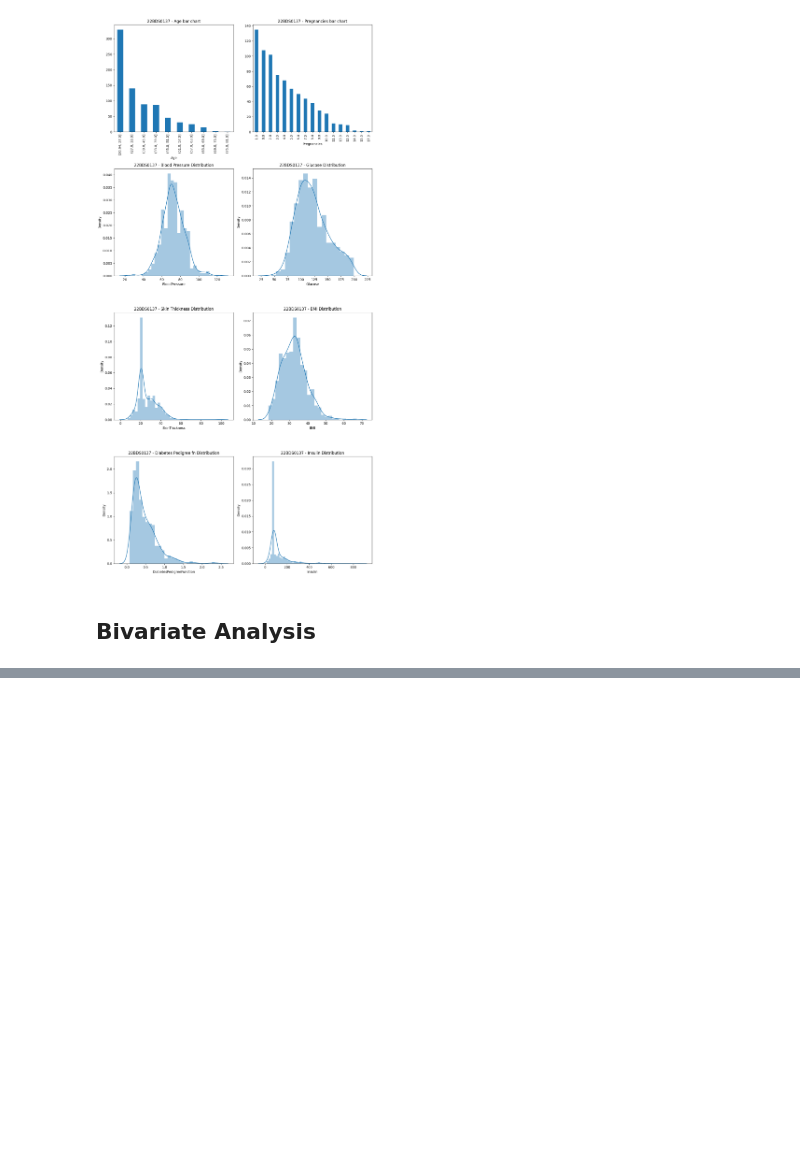
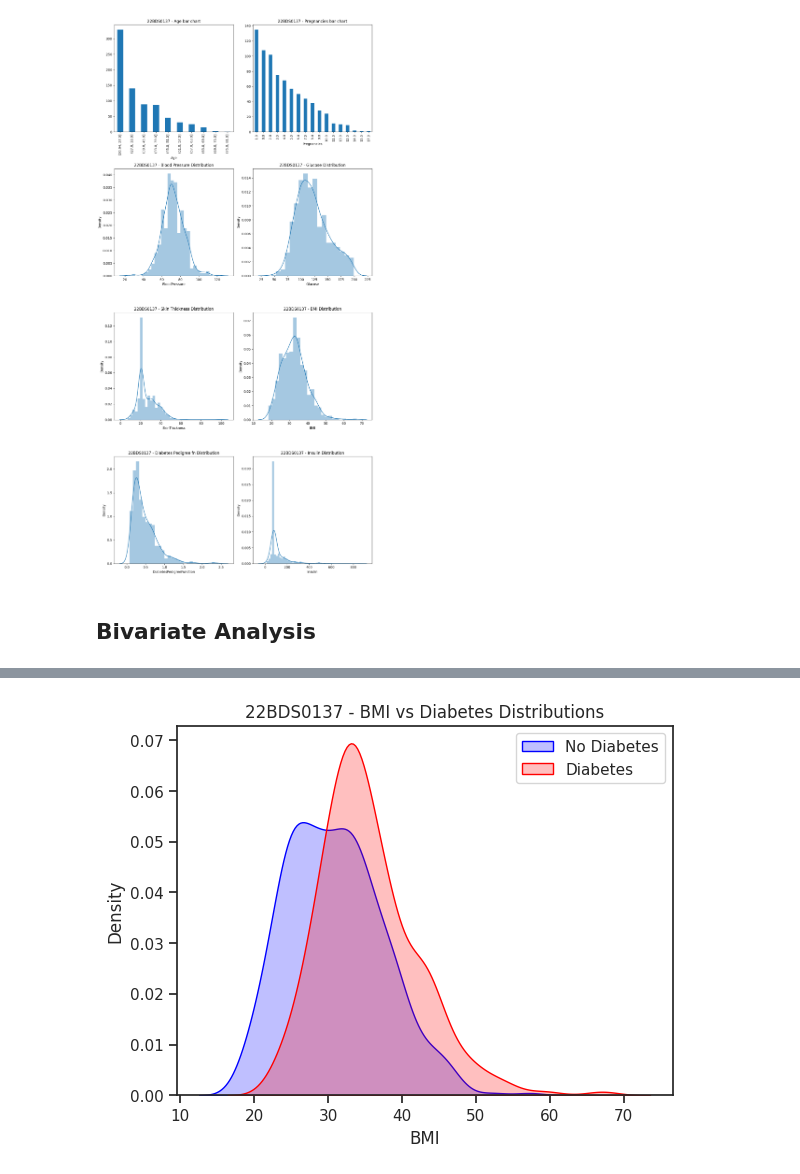
Before and after one commit to gulugulu2042/EDA, a Jupyter notebook: diabetes.ipynb, the cells around one changed output, grey strips where cells are left out. Saved outputs shown, nothing was run; the diff lists cells and outputs as text; code cells hidden in the pictures; blank space fills up the shorter version.

```diff
--- a/diabetes.ipynb
+++ b/diabetes.ipynb
@@ -217 +219,14 @@ sns.heatmap(correlation,xticklabels=correlation.columns,yticklabels=correlation.
+# %%
+#numerical vs categorical
+#Glucose and BMI show highest correlation with output
+sns.kdeplot(df[df["Outcome"] == 0]["BMI"], label="No Diabetes", fill=True, color="blue")
+sns.kdeplot(df[df["Outcome"] == 1]["BMI"], label="Diabetes", fill=True, color="red")
+
+plt.title("22BDS0137 - BMI vs Diabetes Distributions")
+plt.xlabel("BMI")
+plt.ylabel("Density")
+plt.legend()
+plt.show()
+# %% [output]
+[figure, added]
 # %%
```
Also changed, not shown: parts of 9 cells of this notebook.
